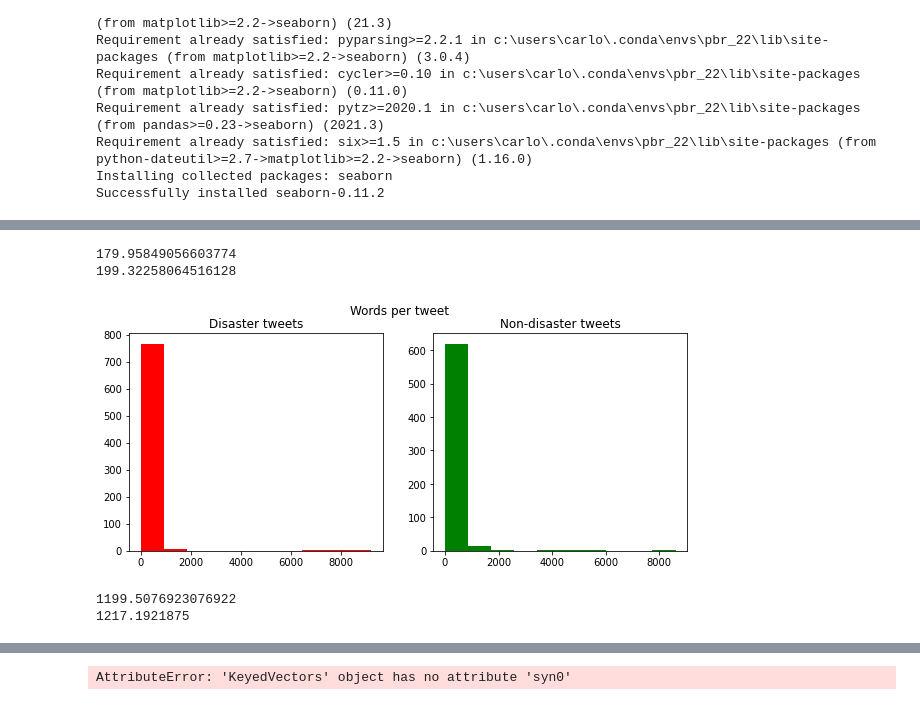
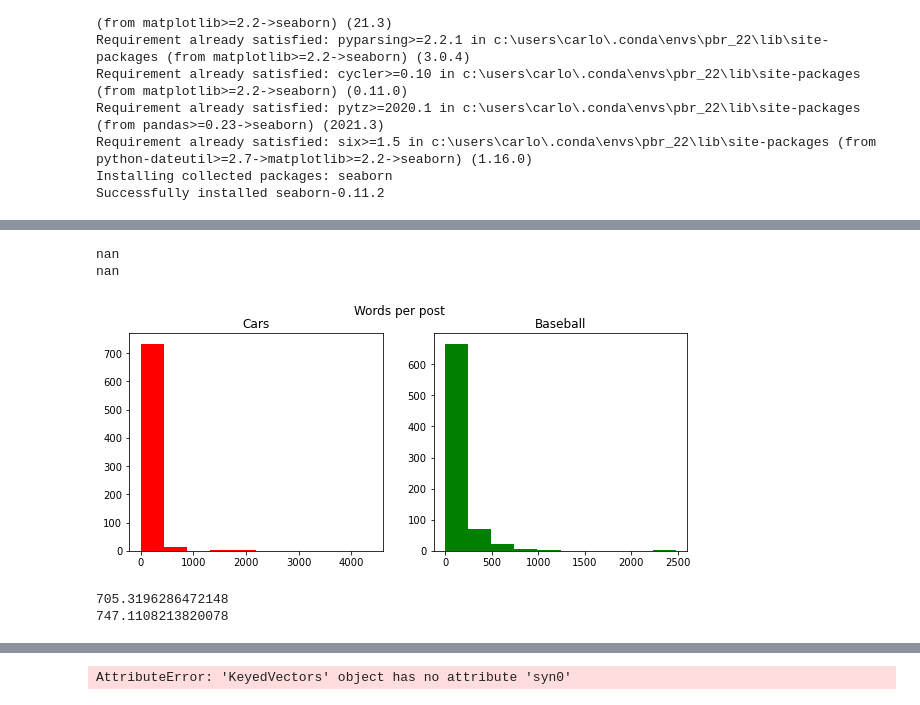
Before and after one commit to jpozo6/ProfileBasedRetrieval, a Jupyter notebook: Project1_2.ipynb, the cells around one changed output, grey strips where cells are left out. Cells and saved outputs as stored; diff of their text form; code cells hidden in the pictures.

```diff
--- a/Project1_2.ipynb
+++ b/Project1_2.ipynb
@@ -56,3 +45,7 @@ def twenty_newsgroup_to_csv():
 twenty_newsgroup_to_csv()
 # %%
 data = pd.read_csv('20_newsgroup.csv', index_col = 0)
+# Select only 5 classes
+class_mask = data["target"].isin([7,9,13,18,19])
+data = data[class_mask]
+data.head()
@@ -121,31 +109,31 @@ df_train['word_count'] = df_train['text'].apply(lambda x: len(str(x).split()))
 print(df_train[df_train['target']==1]['word_count'].mean()) #Disaster tweets
 print(df_train[df_train['target']==0]['word_count'].mean()) #Non-Disaster tweets
 # %% [output]
-179.95849056603774
-199.32258064516128
+nan
+nan
 # %%
 df_train = df_train.dropna()
 # %%
 # PLOTTING WORD-COUNT
 fig,(ax1,ax2)=plt.subplots(1,2,figsize=(10,4))
-train_words=df_train[df_train['target']==1]['word_count']
+train_words=df_train[df_train['target']==7]['word_count']
 ax1.hist(train_words,color='red')
-ax1.set_title('Disaster tweets')
-train_words=df_train[df_train['target']==0]['word_count']
+ax1.set_title('Cars')
+train_words=df_train[df_train['target']==9]['word_count']
 ax2.hist(train_words,color='green')
-ax2.set_title('Non-disaster tweets')
-fig.suptitle('Words per tweet')
+ax2.set_title('Baseball')
+fig.suptitle('Words per post')
 plt.show()
 # %% [output]
-[figure, old version]
+[figure, new version]
 # %%
 # CHARACTER-COUNT
 df_train['char_count'] = df_train['text'].apply(lambda x: len(str(x)))
-print(df_train[df_train['target']==1]['char_count'].mean()) #Disaster tweets
-print(df_train[df_train['target']==0]['char_count'].mean()) #Non-Disaster tweets
+print(df_train[df_train['target']==7]['char_count'].mean()) # Cars
+print(df_train[df_train['target']==9]['char_count'].mean()) # Baseball
 # %% [output]
-1199.5076923076922
-1217.1921875
+705.3196286472148
+747.1108213820078
 # %%
 #convert to lowercase, strip and remove punctuations
 def preprocess(text):
```
Also changed, not shown: parts of 7 cells of this notebook, 1 other file.
